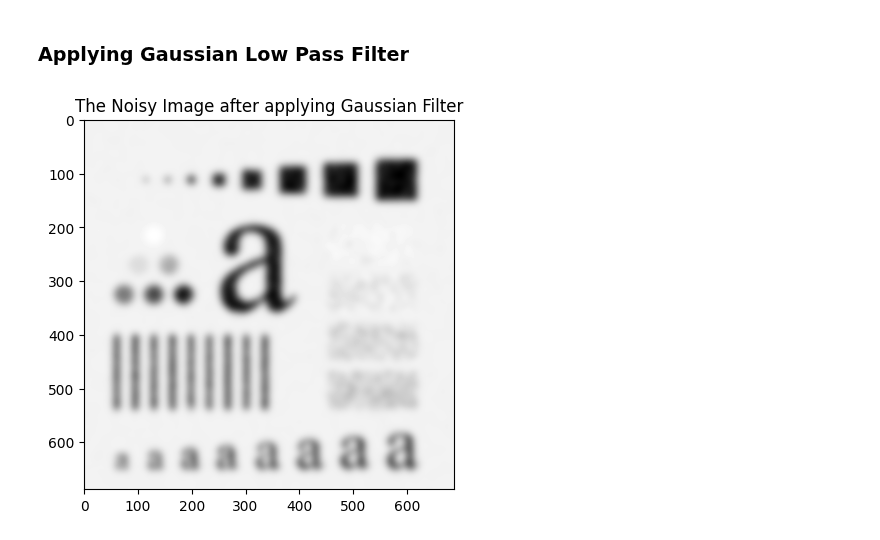
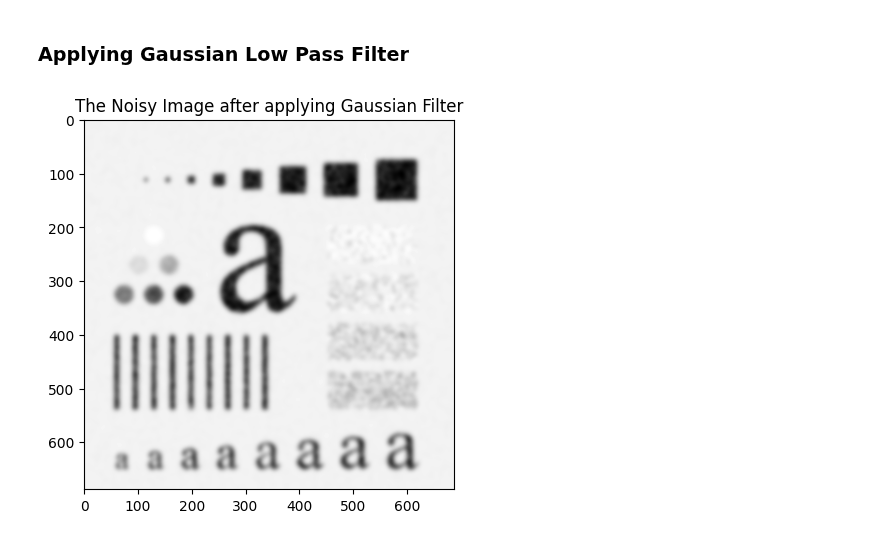
Before and after one commit to ahnafshahrear/Digital-Image-Processing-Lab, a Jupyter notebook: 4(a) Butterworth & Gaussian Filters.ipynb, the cells around one changed output. Drawn from its saved outputs; the diff is of its cells as text; code cells hidden in the pictures.

```diff
--- a/4(a) Butterworth & Gaussian Filters.ipynb
+++ b/4(a) Butterworth & Gaussian Filters.ipynb
@@ -72,9 +74,9 @@ plt.show()
 # %% [markdown]
 ### Applying Gaussian Low Pass Filter
 # %%
-gaussian_filtered_image = apply_gaussian_filter(noisy_image_in_frequency_domain, 15)
+gaussian_filtered_image = apply_gaussian_filter(noisy_image_in_frequency_domain, 25)
 plt.imshow(gaussian_filtered_image, cmap = "gray")
 plt.title("The Noisy Image after applying Gaussian Filter")
 plt.show()
 # %% [output]
-[figure, old version]
+[figure, new version]
```
Also changed, not shown: parts of 2 cells of this notebook.
